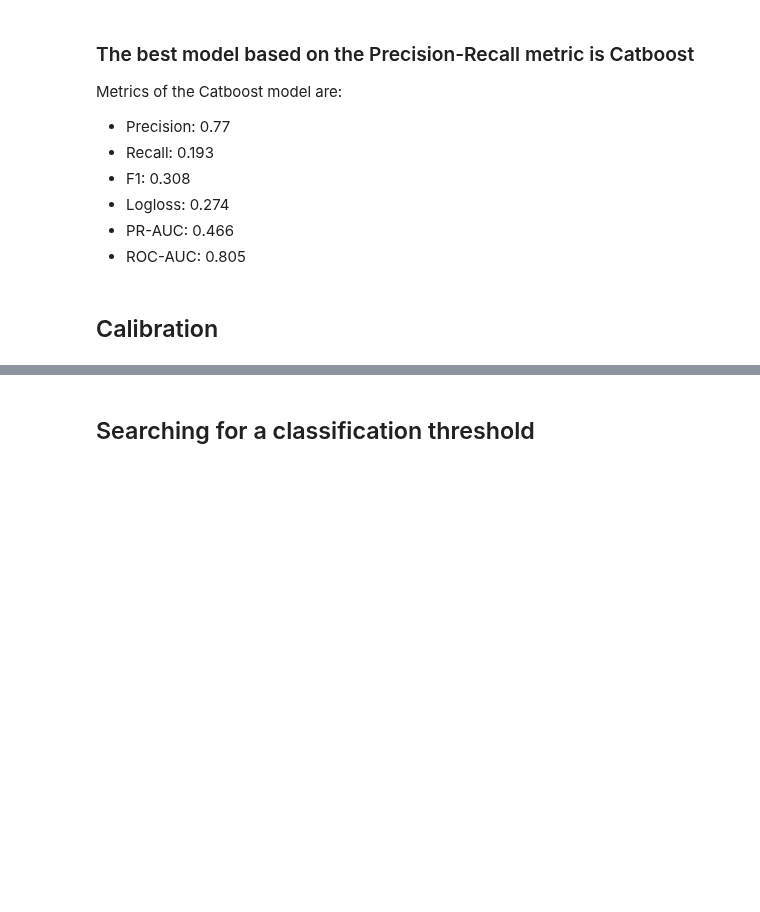
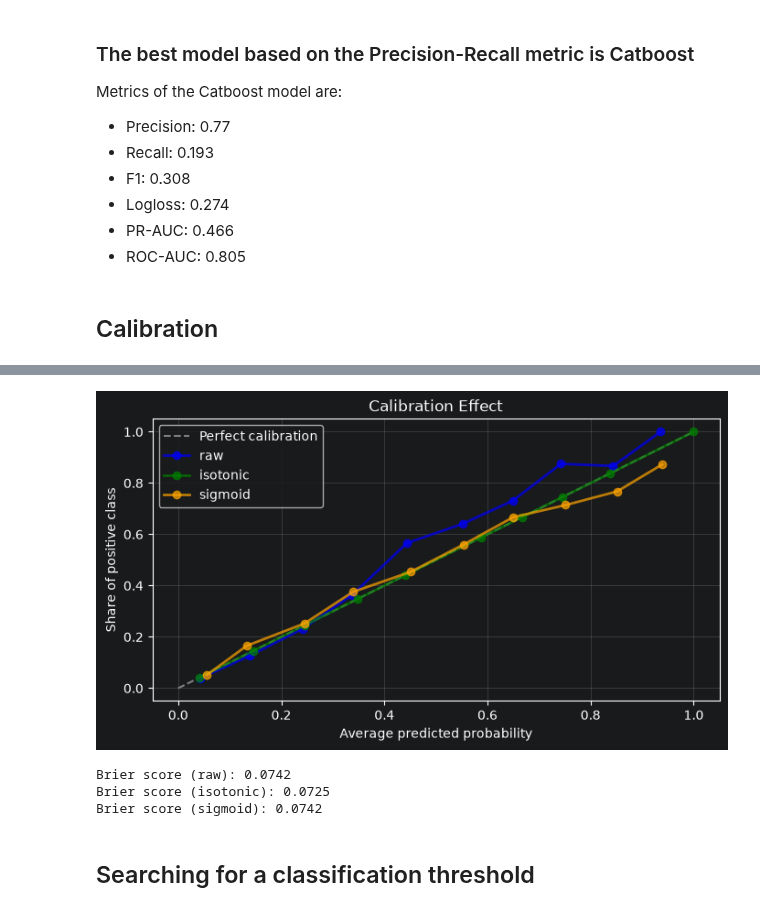
Before and after one commit to blbl-blbl/kaggle-Credit-Risk-Dataset, a Jupyter notebook: notebooks/02_modeling.ipynb, the cells around one changed output, grey strips where cells are left out. Drawn from its saved outputs; the diff is of its cells as text; code cells hidden in the pictures; blank space fills up the shorter version.

Commit message:
calibration done

```diff
--- a/notebooks/02_modeling.ipynb
+++ b/notebooks/02_modeling.ipynb
@@ -590,8 +608,13 @@ best_catboost.fit(X_train_final, y_train_final)
 # %%
-calibrated_pipe = CalibratedClassifierCV(
+calibrated_pipe_isotonic = CalibratedClassifierCV(
     estimator=FrozenEstimator(best_catboost),
     method='isotonic'
 )
 
+calibrated_pipe_sigmoid = CalibratedClassifierCV(
+    estimator=FrozenEstimator(best_catboost),
+    method='sigmoid'
+)
 
-calibrated_pipe.fit(X_train_final, y_train_final)
+calibrated_pipe_isotonic.fit(X_cal, y_cal)
+calibrated_pipe_sigmoid.fit(X_cal, y_cal)
@@ -598,38 +641,52 @@ calibrated_pipe.fit(X_train_final, y_train_final)
 # %%
 # prediction
-y_proba_without_calib = best_catboost.predict_proba(X_cal)[:, 1]
-y_proba_with_calib = calibrated_pipe.predict_proba(X_cal)[:, 1]
+y_proba_raw = best_catboost.predict_proba(X_cal)[:, 1]
+y_proba_with_isotonic = calibrated_pipe_isotonic.predict_proba(X_cal)[:, 1]
+y_proba_with_sigmoid = calibrated_pipe_sigmoid.predict_proba(X_cal)[:, 1]
 # %%
 # Calibration graph
 
-fop_orig_raw, mpv_orig_raw = calibration_curve(y_cal, y_proba_without_calib,
+fop_orig_raw, mpv_orig_raw = calibration_curve(y_cal, y_proba_raw,
                                                n_bins=10)
 
-fop_orig_calibrated, mpv_orig_calibrated = calibration_curve(y_cal, y_proba_with_calib,
+fop_orig_isotonic, mpv_orig_isotonic = calibration_curve(y_cal, y_proba_with_isotonic,
                                                              n_bins=10)
 
-display_setup = ['blue', 'green']
+fop_orig_sigmoid, mpv_orig_sigmoid = calibration_curve(y_cal, y_proba_with_sigmoid,
+                                                             n_bins=10)
+
+display_setup = ['blue', 'green', 'orange']
 
 plt.figure(figsize=(8, 4))
 plt.plot([0, 1], [0, 1], '--', color='gray', label='Perfect calibration')
 plt.plot(mpv_orig_raw, fop_orig_raw, marker='o', linewidth=2,
          label='raw', alpha=0.7, color=display_setup[0])
-plt.plot(mpv_orig_calibrated, fop_orig_calibrated, marker='o', linewidth=2,
-         label='calibrated', alpha=0.7, color=display_setup[1])
+plt.plot(mpv_orig_isotonic, fop_orig_isotonic, marker='o', linewidth=2,
+         label='isotonic', alpha=0.7, color=display_setup[1])
+plt.plot(mpv_orig_sigmoid, fop_orig_sigmoid, marker='o', linewidth=2,
+         label='sigmoid', alpha=0.7, color=display_setup[2])
 
 plt.title('Calibration Effect')
 plt.xlabel('Average predicted probability')
 plt.ylabel('Share of positive class')
 plt.legend()
 plt.grid(True, alpha=0.3)
 plt.show()
+# %% [output]
+[figure, added]
 # %%
 # Brier score
-brier_uncalibrated = brier_score_loss(y_cal, y_proba_without_calib)
-brier_calibrated = brier_score_loss(y_cal, y_proba_with_calib)
+brier_raw = brier_score_loss(y_cal, y_proba_raw)
+brier_isotonic = brier_score_loss(y_cal, y_proba_with_isotonic)
+brier_sigmoid = brier_score_loss(y_cal, y_proba_with_sigmoid)
 
-print(f"Brier score (uncalibrated): {brier_uncalibrated:.4f}")
-print(f"Brier score (calibrated): {brier_calibrated:.4f}")
+print(f"Brier score (raw): {brier_raw:.4f}")
+print(f"Brier score (isotonic): {brier_isotonic:.4f}")
+print(f"Brier score (sigmoid): {brier_sigmoid:.4f}")
+# %% [output]
+Brier score (raw): 0.0742
+Brier score (isotonic): 0.0725
+Brier score (sigmoid): 0.0742
 # %% [markdown]
 ## Searching for a classification threshold
 # %%
```
Also changed, not shown: parts of 2 cells of this notebook.
